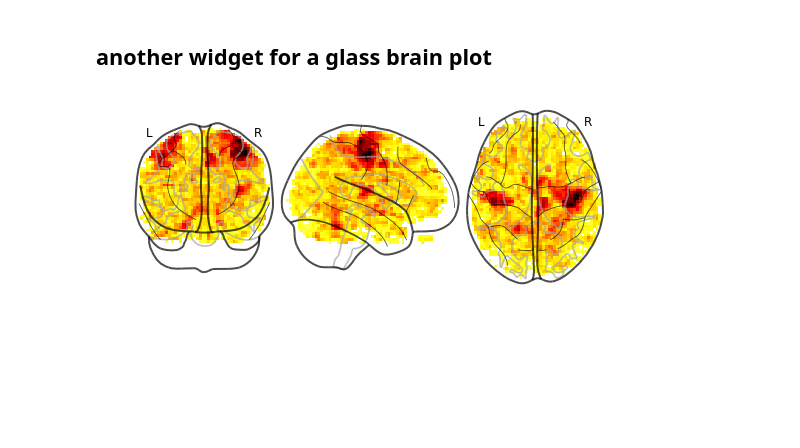
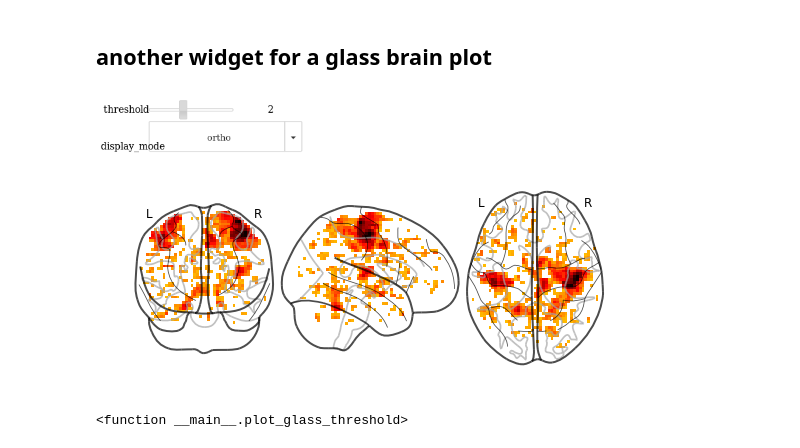
Before and after one commit to autism-research-centre/Autism-Gradients, a Jupyter notebook: visualisation2.ipynb, the cells around one changed output. Drawn from its saved outputs; the diff is of its cells as text; code cells hidden in the pictures; blank space fills up the shorter version.

Commit message:
updated widget

```diff
--- a/visualisation2.ipynb
+++ b/visualisation2.ipynb
@@ -237,7 +240,11 @@ def plot_glass_threshold(fname,threshold,display_mode):
 # %%
 widget_glass = interact(plot_glass_threshold,
                          fname=fixed(localizer_tmap_filename),
                          threshold=(0,5),
                        display_mode=['ortho','xz'])
+
+display(widget_glass)
 # %% [output]
-[figure, old version]
+[figure, new version]
+[figure, added]
+<function __main__.plot_glass_threshold>
```
Also changed, not shown: parts of 3 cells of this notebook.
